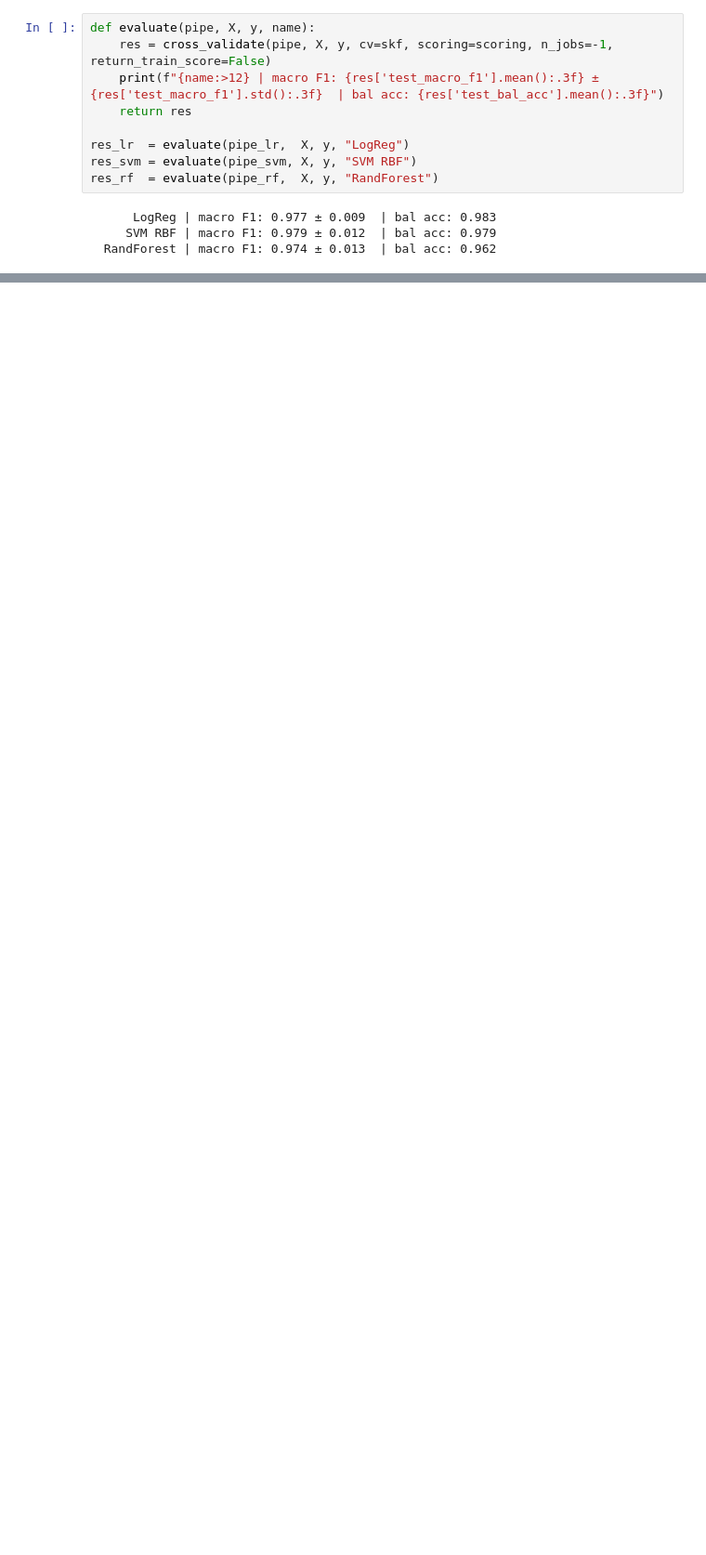
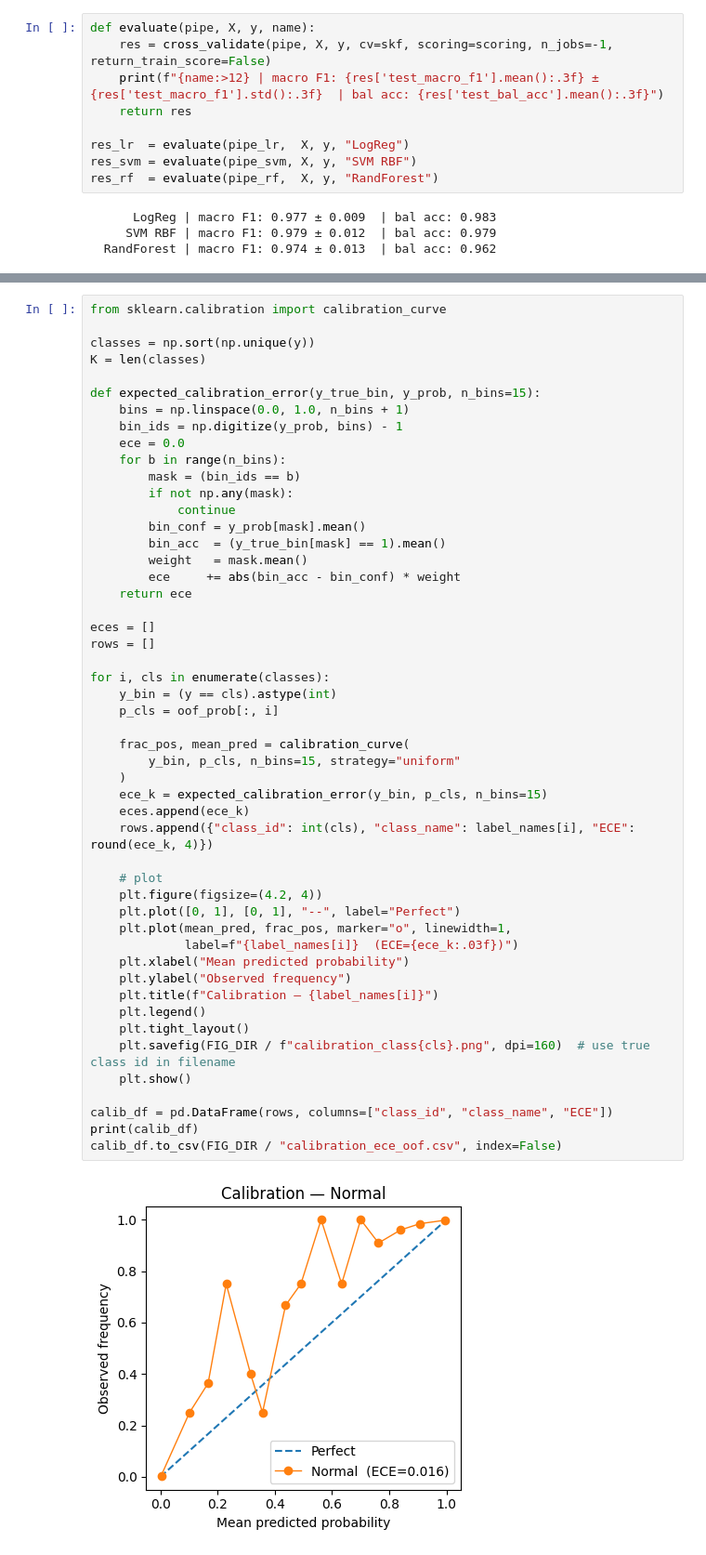
Before and after one commit to Jess1745/cardiotocography-project-, a Jupyter notebook: src/features.ipynb, the cells around one changed output, grey strips where cells are left out. Shown at 93% size. Cells and saved outputs as stored; diff of their text form; blank space fills up the shorter version.

```diff
--- a/src/features.ipynb
+++ b/src/features.ipynb
@@ -159,0 +251,52 @@ Pipeline(steps=[('prep',
+# %%
+from sklearn.calibration import calibration_curve
+
+classes = np.sort(np.unique(y))
+K = len(classes)
+
+def expected_calibration_error(y_true_bin, y_prob, n_bins=15):
+    bins = np.linspace(0.0, 1.0, n_bins + 1)
+    bin_ids = np.digitize(y_prob, bins) - 1
+    ece = 0.0
+    for b in range(n_bins):
+        mask = (bin_ids == b)
+        if not np.any(mask):
+            continue
+        bin_conf = y_prob[mask].mean()
+        bin_acc  = (y_true_bin[mask] == 1).mean()
+        weight   = mask.mean()
+        ece     += abs(bin_acc - bin_conf) * weight
+    return ece
+
+eces = []
+rows = []
+
+for i, cls in enumerate(classes):
+    y_bin = (y == cls).astype(int)
+    p_cls = oof_prob[:, i]
+
+    frac_pos, mean_pred = calibration_curve(
+        y_bin, p_cls, n_bins=15, strategy="uniform"
+    )
+    ece_k = expected_calibration_error(y_bin, p_cls, n_bins=15)
+    eces.append(ece_k)
+    rows.append({"class_id": int(cls), "class_name": label_names[i], "ECE": round(ece_k, 4)})
+
+    # plot
+    plt.figure(figsize=(4.2, 4))
+    plt.plot([0, 1], [0, 1], "--", label="Perfect")
+    plt.plot(mean_pred, frac_pos, marker="o", linewidth=1,
+             label=f"{label_names[i]}  (ECE={ece_k:.03f})")
+    plt.xlabel("Mean predicted probability")
+    plt.ylabel("Observed frequency")
+    plt.title(f"Calibration — {label_names[i]}")
+    plt.legend()
+    plt.tight_layout()
+    plt.savefig(FIG_DIR / f"calibration_class{cls}.png", dpi=160)  # use true class id in filename
+    plt.show()
+
+calib_df = pd.DataFrame(rows, columns=["class_id", "class_name", "ECE"])
+print(calib_df)
+calib_df.to_csv(FIG_DIR / "calibration_ece_oof.csv", index=False)
+# %% [output]
+[figure, added]
```
Also changed, not shown: parts of 9 cells of this notebook.
